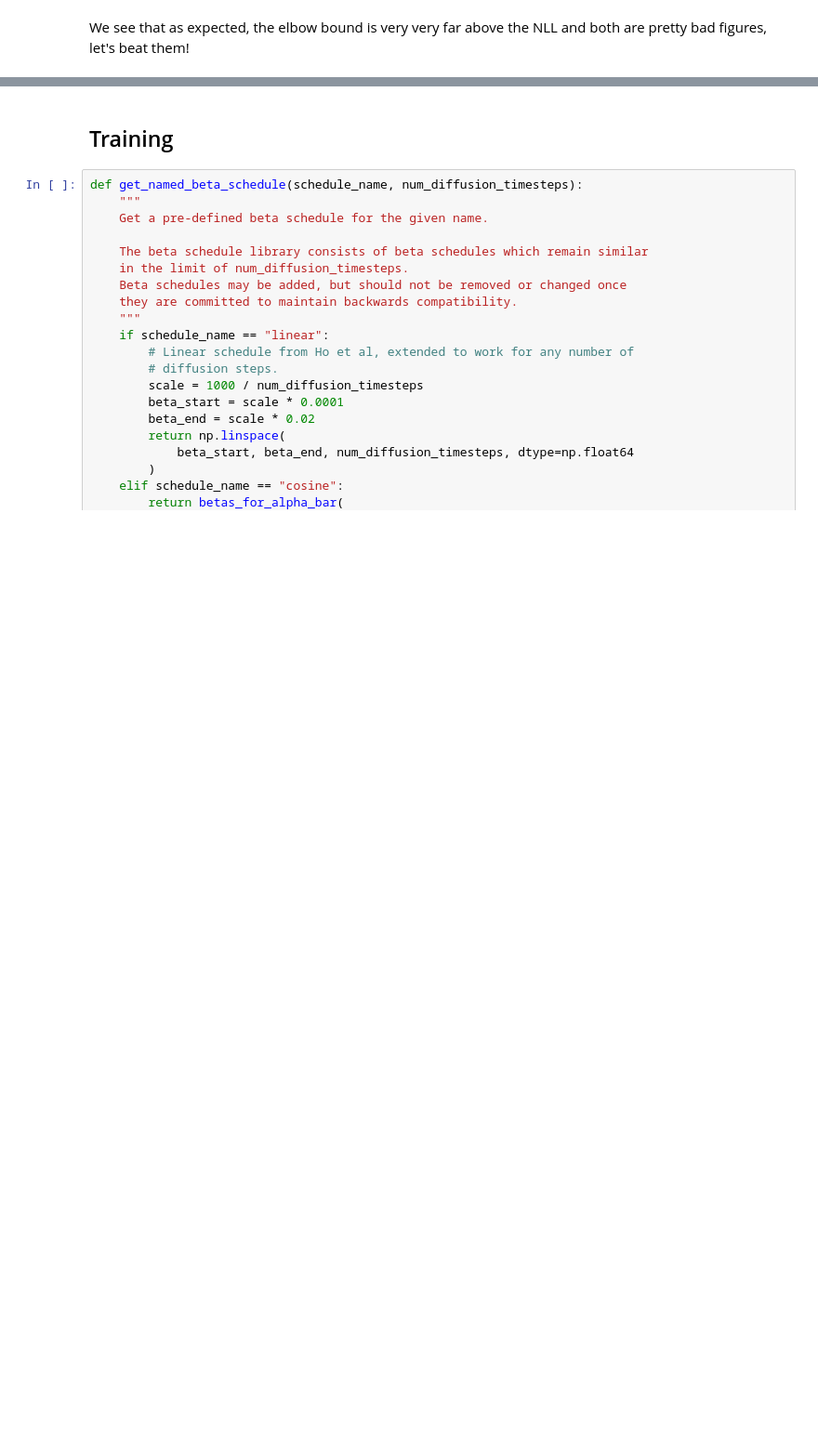
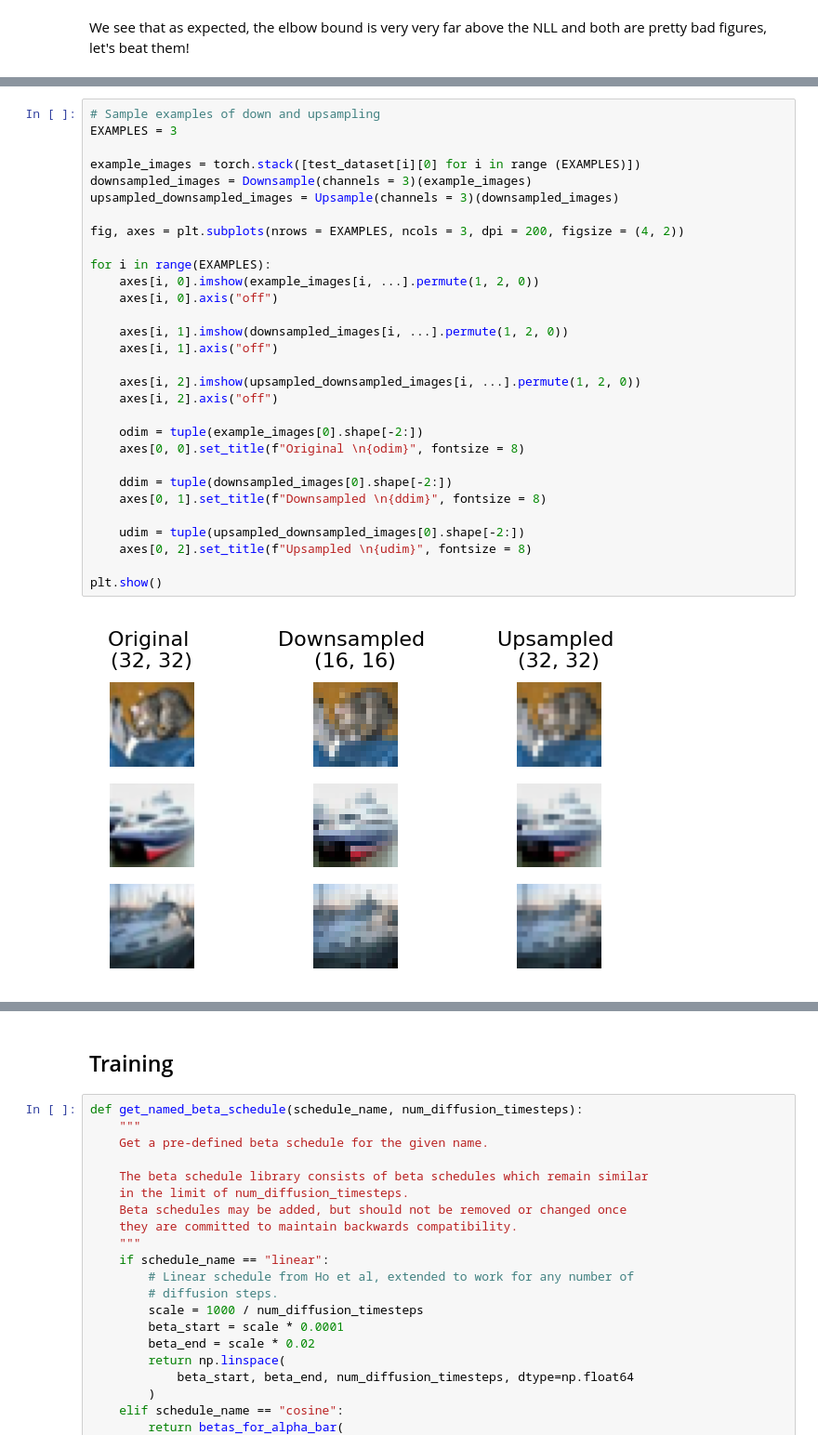
Before and after one commit to Moosquibe/DiffusionLitrev, a Jupyter notebook: notebooks/DDPM.ipynb, the cells around one changed output, grey strips where cells are left out. Shown at 93% size. Cells and saved outputs as stored; diff of their text form; blank space fills up the shorter version.

```diff
--- a/notebooks/DDPM.ipynb
+++ b/notebooks/DDPM.ipynb
@@ -420,0 +522,32 @@ From the second term, only the denominator for $t=T$ and the numeratorfor $t=2$
+# %%
+# Sample examples of down and upsampling
+EXAMPLES = 3
+
+example_images = torch.stack([test_dataset[i][0] for i in range (EXAMPLES)])
+downsampled_images = Downsample(channels = 3)(example_images)
+upsampled_downsampled_images = Upsample(channels = 3)(downsampled_images)
+
+fig, axes = plt.subplots(nrows = EXAMPLES, ncols = 3, dpi = 200, figsize = (4, 2))
+
+for i in range(EXAMPLES):
+    axes[i, 0].imshow(example_images[i, ...].permute(1, 2, 0))
+    axes[i, 0].axis("off")
+
+    axes[i, 1].imshow(downsampled_images[i, ...].permute(1, 2, 0))
+    axes[i, 1].axis("off")
+
+    axes[i, 2].imshow(upsampled_downsampled_images[i, ...].permute(1, 2, 0))
+    axes[i, 2].axis("off")
+
+    odim = tuple(example_images[0].shape[-2:])
+    axes[0, 0].set_title(f"Original \n{odim}", fontsize = 8)
+
+    ddim = tuple(downsampled_images[0].shape[-2:])
+    axes[0, 1].set_title(f"Downsampled \n{ddim}", fontsize = 8)
+
+    udim = tuple(upsampled_downsampled_images[0].shape[-2:])
+    axes[0, 2].set_title(f"Upsampled \n{udim}", fontsize = 8)
+
+plt.show()
+# %% [output]
+[figure, added]
```
Also changed, not shown: parts of 33 cells of this notebook, 2 other files.
